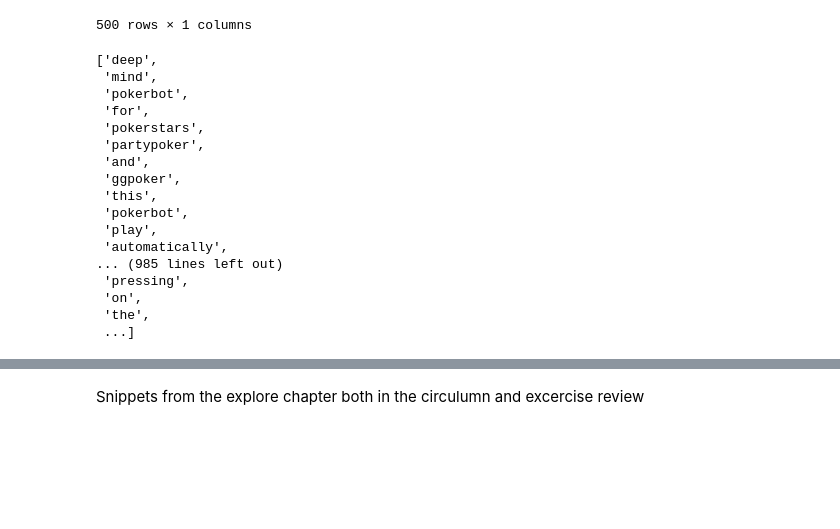
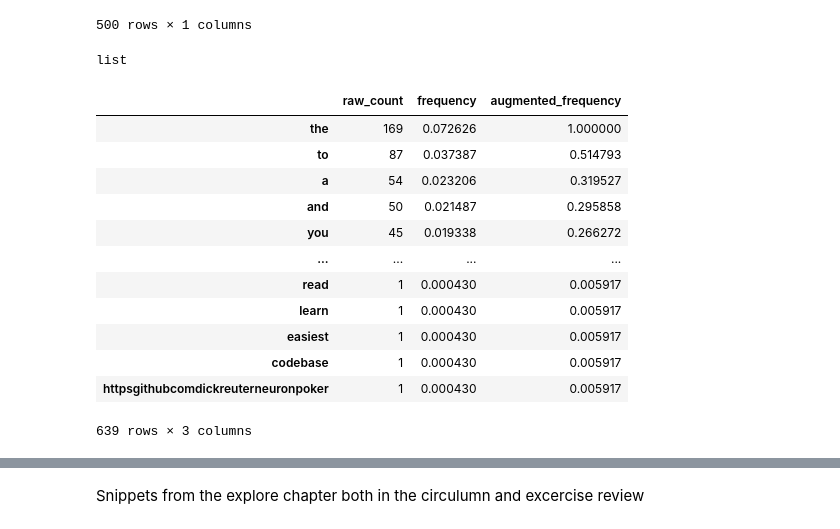
Before and after one commit to Lindsey-Melkozerov-Mitchell/project_repo, a Jupyter notebook: Vfolder/scratch.ipynb, the cells around one changed output, grey strips where cells are left out. Saved outputs shown, nothing was run; the diff lists cells and outputs as text; code cells hidden in the pictures; blank space fills up the shorter version.

```diff
--- a/Vfolder/scratch.ipynb
+++ b/Vfolder/scratch.ipynb
@@ -566,22 +378,31 @@ new_frame
 500 rows × 1 columns
 # %%
 # for i in new_frame.lemmed_content:
-new_frame.lemmed_content[0].split()
+word_list = new_frame.lemmed_content[0].split()
-# %% [output]
-['deep',
- 'mind',
- 'pokerbot',
- 'for',
- 'pokerstars',
- 'partypoker',
- 'and',
- 'ggpoker',
- 'this',
- 'pokerbot',
- 'play',
- 'automatically',
-... (985 lines left out)
- 'pressing',
- 'on',
- 'the',
- ...]
+# %%
+type(word_list)
+# %% [output]
+list
+# %%
+words_list = pd.Series(new_frame.lemmed_content[0].split())
+
+# From the Series we can extract the value_counts, which is our raw count
+# for term frequency. Once we have the raw counts, we can calculate the
+# other measures.
+(pd.DataFrame({'raw_count': words_list.value_counts()})
+ .assign(frequency=lambda df: df.raw_count / df.raw_count.sum())
+ .assign(augmented_frequency=lambda df: df.frequency / df.frequency.max()))
+# %% [output]
+|  | raw_count | frequency | augmented_frequency |
+| the | 169 | 0.072626 | 1.000000 |
+| to | 87 | 0.037387 | 0.514793 |
+| a | 54 | 0.023206 | 0.319527 |
+| and | 50 | 0.021487 | 0.295858 |
+| you | 45 | 0.019338 | 0.266272 |
+| ... | ... | ... | ... |
+| read | 1 | 0.000430 | 0.005917 |
+| learn | 1 | 0.000430 | 0.005917 |
+| easiest | 1 | 0.000430 | 0.005917 |
+| codebase | 1 | 0.000430 | 0.005917 |
+| httpsgithubcomdickreuterneuronpoker | 1 | 0.000430 | 0.005917 |
+639 rows × 3 columns
```
Also changed, not shown: parts of 34 cells of this notebook.
